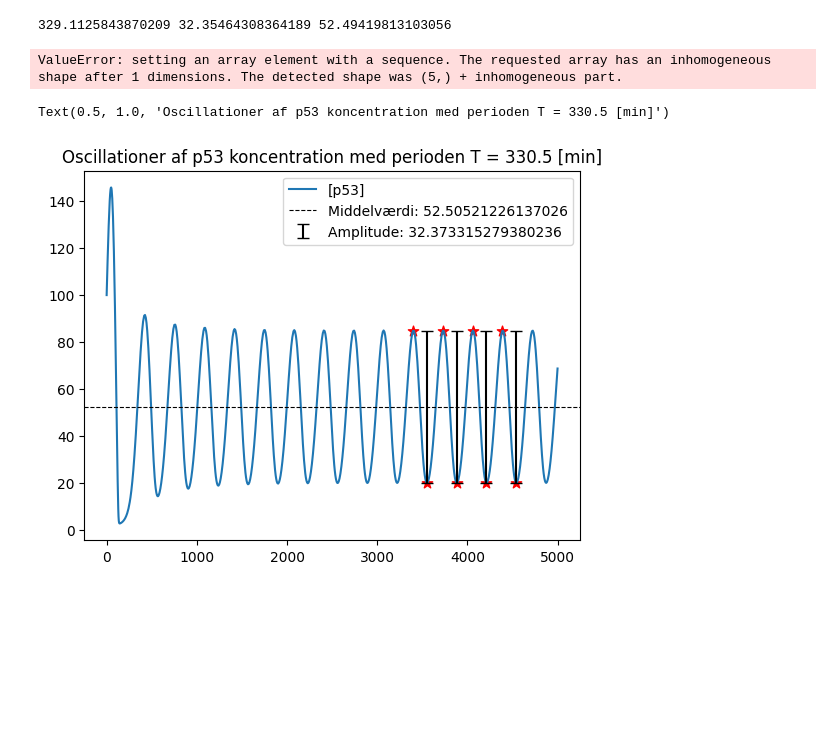
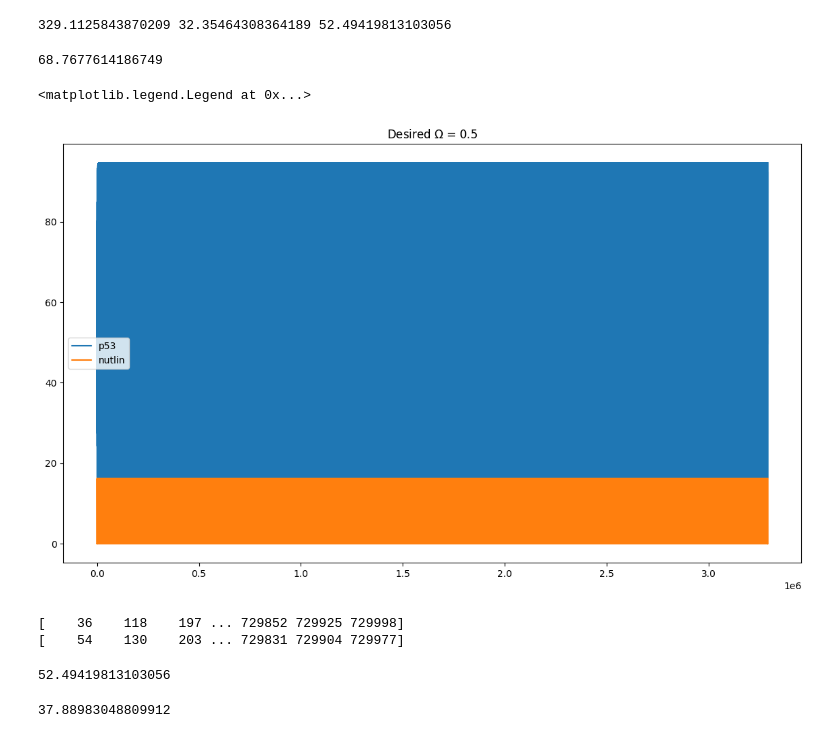
Before and after one commit to ErikBachRyhl/p53, a Jupyter notebook: Nutlin-tilføjelse.ipynb, the cells around one changed output. Saved outputs shown, nothing was run; the diff lists cells and outputs as text; code cells hidden in the pictures; blank space fills up the shorter version.

```diff
--- a/Nutlin-tilføjelse.ipynb
+++ b/Nutlin-tilføjelse.ipynb
@@ -157,7 +134,7 @@ def find_map(t, y): #mean, amplitude, period
 
     return period, amplitude, mean_value, stable_peaks, stable_troughs
 # %%
-period, amplitude, mean_value, stable_peaks, stable_troughs = find_map(t, p)
+period, amplitude, mean_value, stable_peaks, stable_troughs = find_map(t_int, p_int)
 # %%
 print(period, amplitude, mean_value)
 # %% [output]
@@ -195,20 +185,29 @@ def sim_onoff_nutlin(perioder, T_ext, p0, m0, Mf0, Mb0, A_ext):
 
     return history
+# %%
+p_int[-1]
+# %% [output]
+68.7677614186749
+# %%
+desired_omega = 1/2
 # %%
-nutlin_sim1 = sim_onoff_nutlin(50, period, p_int[-1], m_int[-1], Mf_int[-1], Mb_int[-1], 15)
+nutlin_sim1 = sim_onoff_nutlin(20000, period, desired_omega, p_int[-1], m_int[-1], Mf_int[-1], Mb_int[-1], amplitude/2)
-# %% [output]
-ValueError: setting an array element with a sequence. The requested array has an inhomogeneous shape after 1 dimensions. The detected shape was (5,) + inhomogeneous part.
-# %%
-plt.plot(t, p, label="[p53]")
-plt.scatter(t[stable_peaks], p[stable_peaks], s=60, c="red", marker='*')
-plt.scatter(t[stable_troughs], p[stable_troughs], s=60, c="red", marker='*')
-
-plt.axhline(mean_value, color="black", linestyle="dashed", lw=.8, label=f"Middelværdi: {mean_value}")
-plt.errorbar(t[stable_troughs], np.ones(len(t[stable_troughs]))*mean_value, yerr=amplitude, fmt="none", ecolor="black", capsize = 4, label=f"Amplitude: {amplitude}")
-
-plt.legend()
-
-plt.title(f"Oscillationer af p53 koncentration med perioden T = {period:.4} [min]")
-# %% [output]
-Text(0.5, 1.0, 'Oscillationer af p53 koncentration med perioden T = 330.5 [min]')
-[figure, removed]
+# %%
+t_1, p_1, m_1, Mb_1, Mf_1, n_1 = nutlin_sim1["t"], nutlin_sim1["p"], nutlin_sim1["m"], nutlin_sim1["Mb"], nutlin_sim1["Mf"], nutlin_sim1["n"]
+# %%
+plt.figure(figsize=(14, 8))
+
+plt.plot(t_1, p_1, label="p53")
+plt.plot(t_1, n_1, label="nutlin")
+# plt.plot(t_1, m_1, label="mRNA")
+# plt.plot(t_1, Mb_1, label="Mb")
+# plt.plot(t_1, Mf_1, label="Mf")
+
+plt.title(rf"Desired $\Omega$ = {desired_omega}")
+
+plt.legend()
+
+# plt.title(f"Oscillationer af p53 koncentration med perioden T = {period:.4} [min]")
+# %% [output]
+<matplotlib.legend.Legend at 0x...>
+[figure, added]
@@ -214,0 +217,14 @@ Text(0.5, 1.0, 'Oscillationer af p53 koncentration med perioden T = 330.5 [min]'
+# %%
+print(peaks_nutlin)
+print(troughs_p53)
+# %% [output]
+[    36    118    197 ... 729852 729925 729998]
+[    54    130    203 ... 729831 729904 729977]
+# %%
+mean_value
+# %% [output]
+52.49419813103056
+# %%
+t_1[9]
+# %% [output]
+37.88983048809912
```
Also changed, not shown: parts of 14 cells of this notebook.
